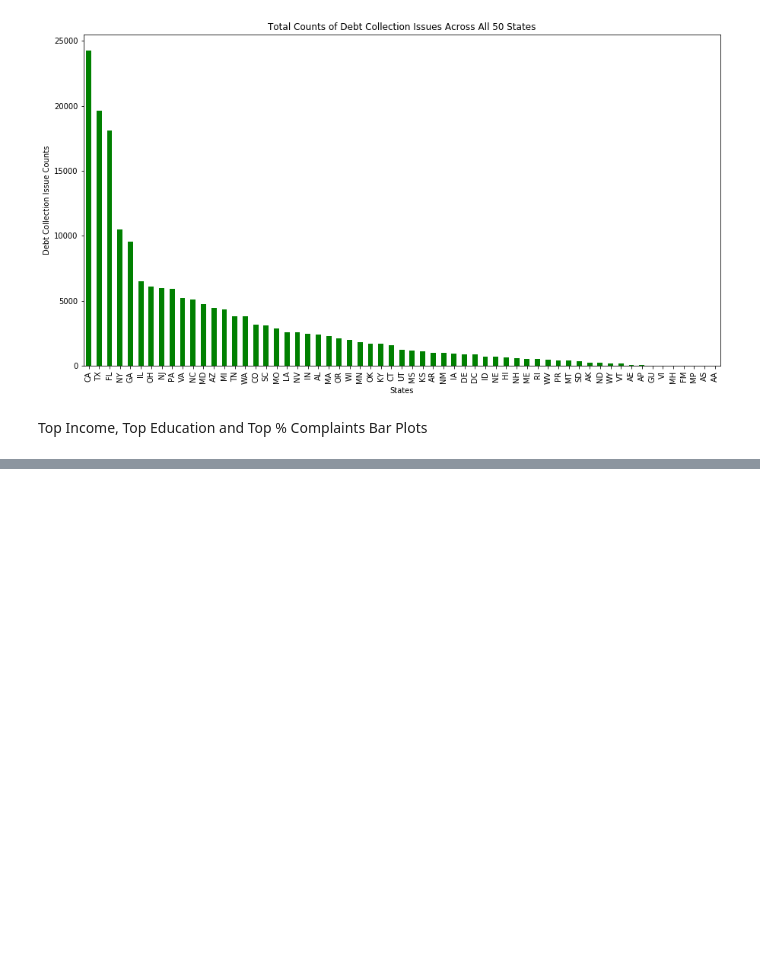
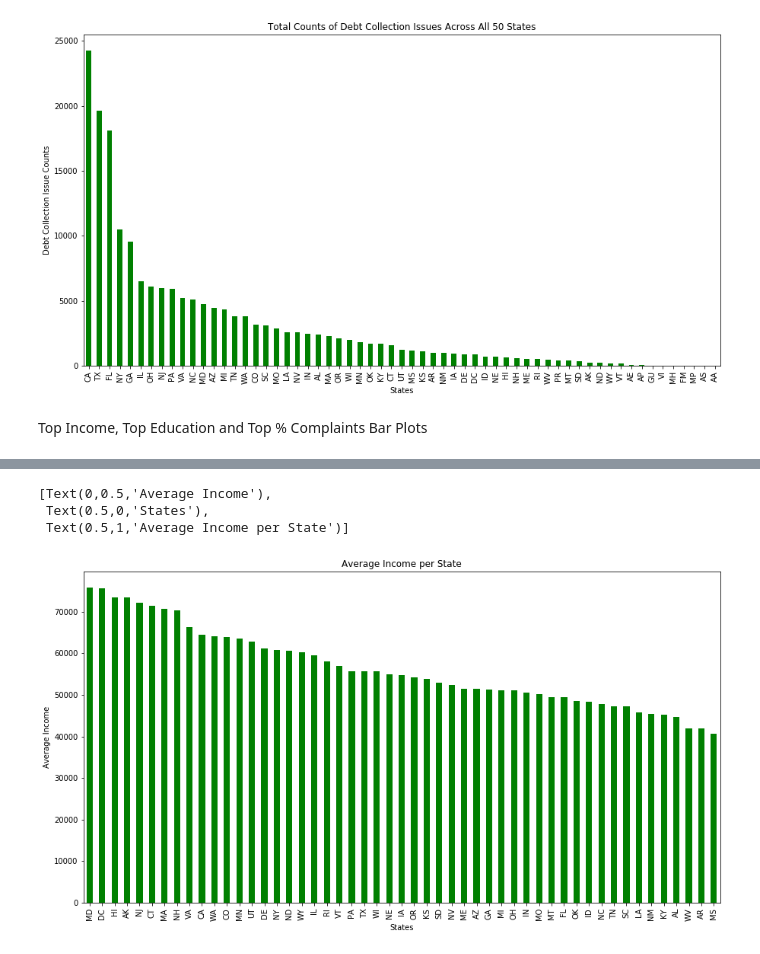
Before and after one commit to kn-lim/US-Complaints-Data-Analysis, a Jupyter notebook: FinalProject.ipynb, the cells around one changed output, grey strips where cells are left out. Saved outputs shown, nothing was run; the diff lists cells and outputs as text; code cells hidden in the pictures; blank space fills up the shorter version.

```diff
--- a/FinalProject.ipynb
+++ b/FinalProject.ipynb
@@ -429,0 +444,11 @@ Top Income, Top Education and Top % Complaints Bar Plots
+# %%
+df_inc = df_income
+df_inc = df_inc["Average Income"].apply(convert_to_float)
+df_inc = df_inc.sort_values(ascending=False)
+axes = df_inc.plot.bar(figsize=(15, 8), color="green")
+axes.set(ylabel="Average Income", xlabel="States", title="Average Income per State")
+# %% [output]
+[Text(0,0.5,'Average Income'),
+ Text(0.5,0,'States'),
+ Text(0.5,1,'Average Income per State')]
+[figure, added]
```
Also changed, not shown: parts of 10 cells of this notebook.
